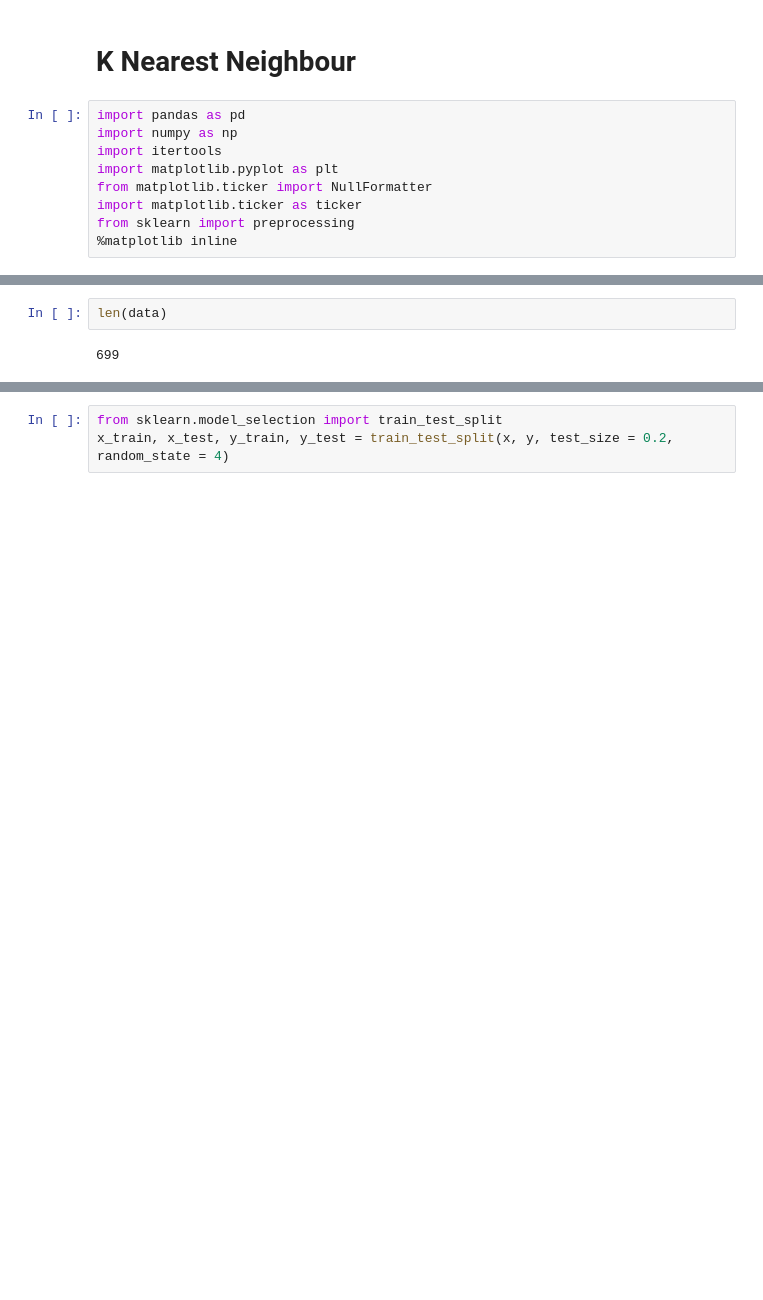
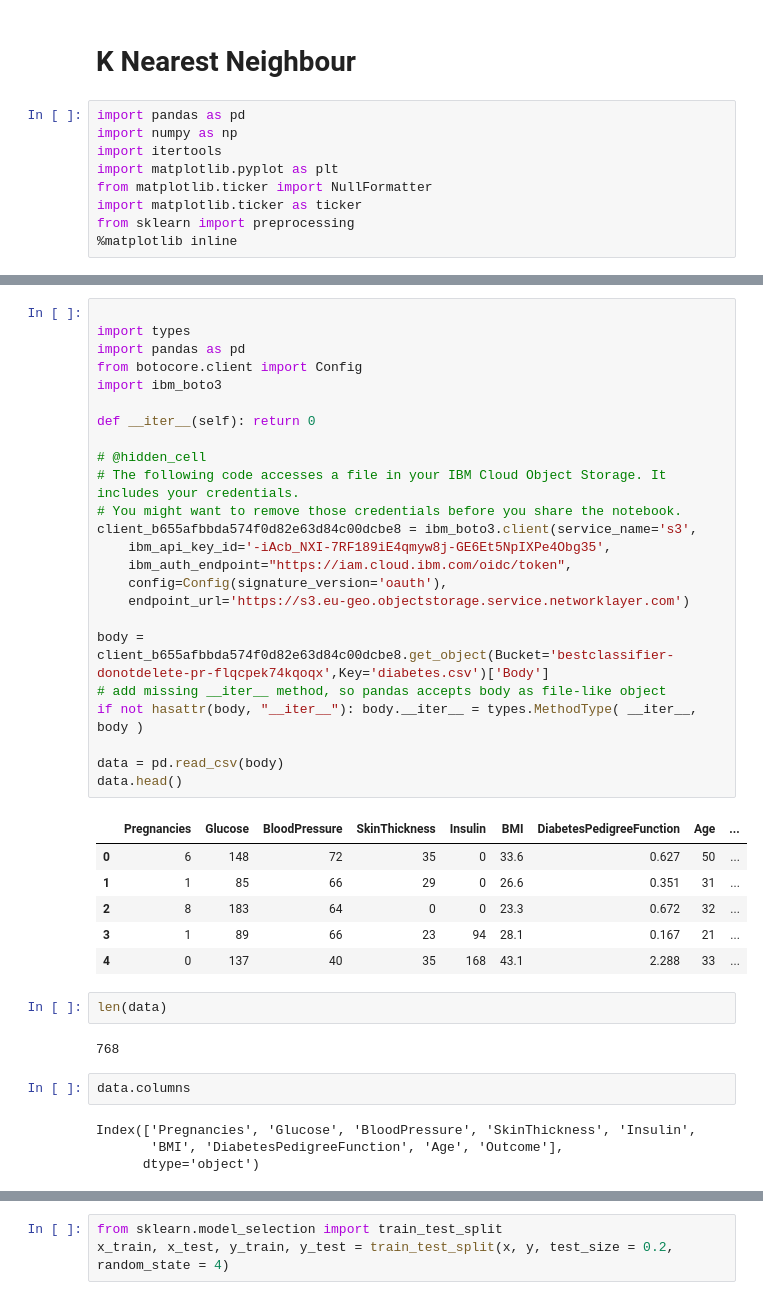
Before and after one commit to Siddhu68825/Coursera_Best_classifier_project, a Jupyter notebook: Best Classifier.ipynb, the cells around one changed output, grey strips where cells are left out. Saved outputs shown, nothing was run; the diff lists cells and outputs as text; blank space fills up the shorter version.

```diff
--- a/Best Classifier.ipynb
+++ b/Best Classifier.ipynb
@@ -35,7 +12,44 @@ data.head()
+# %%
+
+import types
+import pandas as pd
+from botocore.client import Config
+import ibm_boto3
+
+def __iter__(self): return 0
+
+# @hidden_cell
+# The following code accesses a file in your IBM Cloud Object Storage. It includes your credentials.
+# You might want to remove those credentials before you share the notebook.
+client_b655afbbda574f0d82e63d84c00dcbe8 = ibm_boto3.client(service_name='s3',
+    ibm_api_key_id='-iAcb_NXI-7RF189iE4qmyw8j-GE6Et5NpIXPe4Obg35',
+    ibm_auth_endpoint="https://iam.cloud.ibm.com/oidc/token",
+    config=Config(signature_version='oauth'),
+    endpoint_url='https://s3.eu-geo.objectstorage.service.networklayer.com')
+
+body = client_b655afbbda574f0d82e63d84c00dcbe8.get_object(Bucket='bestclassifier-donotdelete-pr-flqcpek74kqoqx',Key='diabetes.csv')['Body']
+# add missing __iter__ method, so pandas accepts body as file-like object
+if not hasattr(body, "__iter__"): body.__iter__ = types.MethodType( __iter__, body )
+
+data = pd.read_csv(body)
+data.head()
+# %% [output]
+|  | Pregnancies | Glucose | BloodPressure | SkinThickness | Insulin | BMI | DiabetesPedigreeFunction | Age | ... |
+| 0 | 6 | 148 | 72 | 35 | 0 | 33.6 | 0.627 | 50 | ... |
+| 1 | 1 | 85 | 66 | 29 | 0 | 26.6 | 0.351 | 31 | ... |
+| 2 | 8 | 183 | 64 | 0 | 0 | 23.3 | 0.672 | 32 | ... |
+| 3 | 1 | 89 | 66 | 23 | 94 | 28.1 | 0.167 | 21 | ... |
+| 4 | 0 | 137 | 40 | 35 | 168 | 43.1 | 2.288 | 33 | ... |
 # %%
 len(data)
 # %% [output]
-699
+768
+# %%
+data.columns
+# %% [output]
+Index(['Pregnancies', 'Glucose', 'BloodPressure', 'SkinThickness', 'Insulin',
+       'BMI', 'DiabetesPedigreeFunction', 'Age', 'Outcome'],
+      dtype='object')
 # %%
 data.dtypes
 # %% [output]
```
Also changed, not shown: parts of 60 cells of this notebook.
